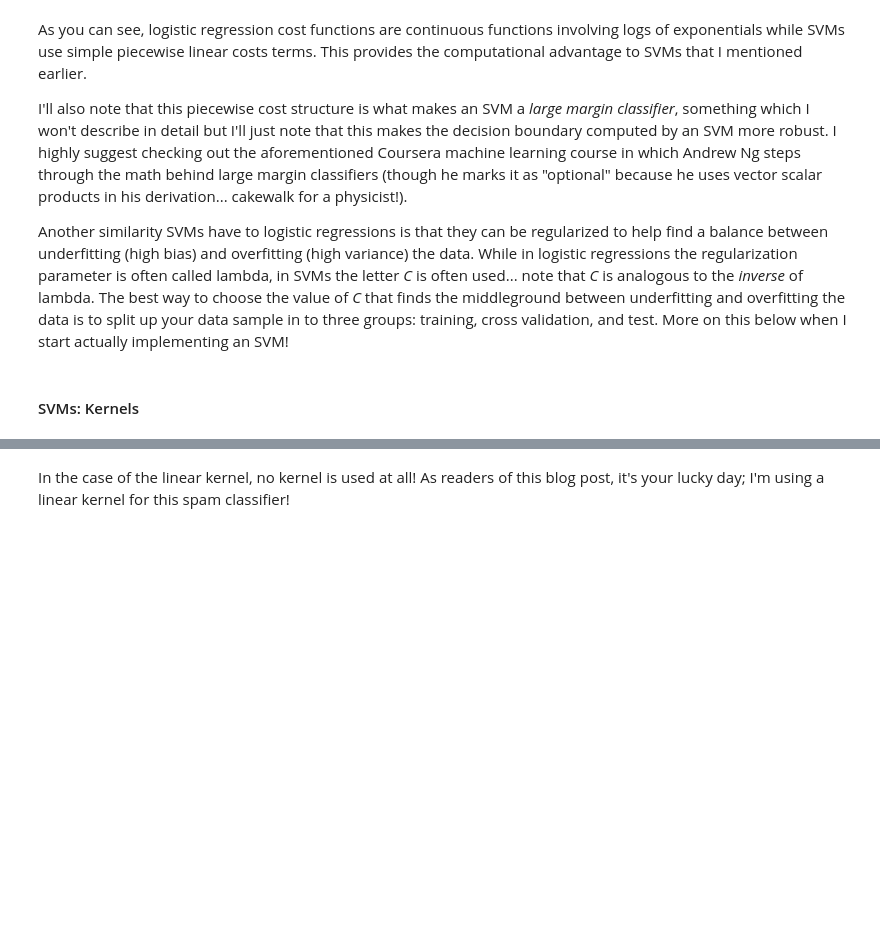
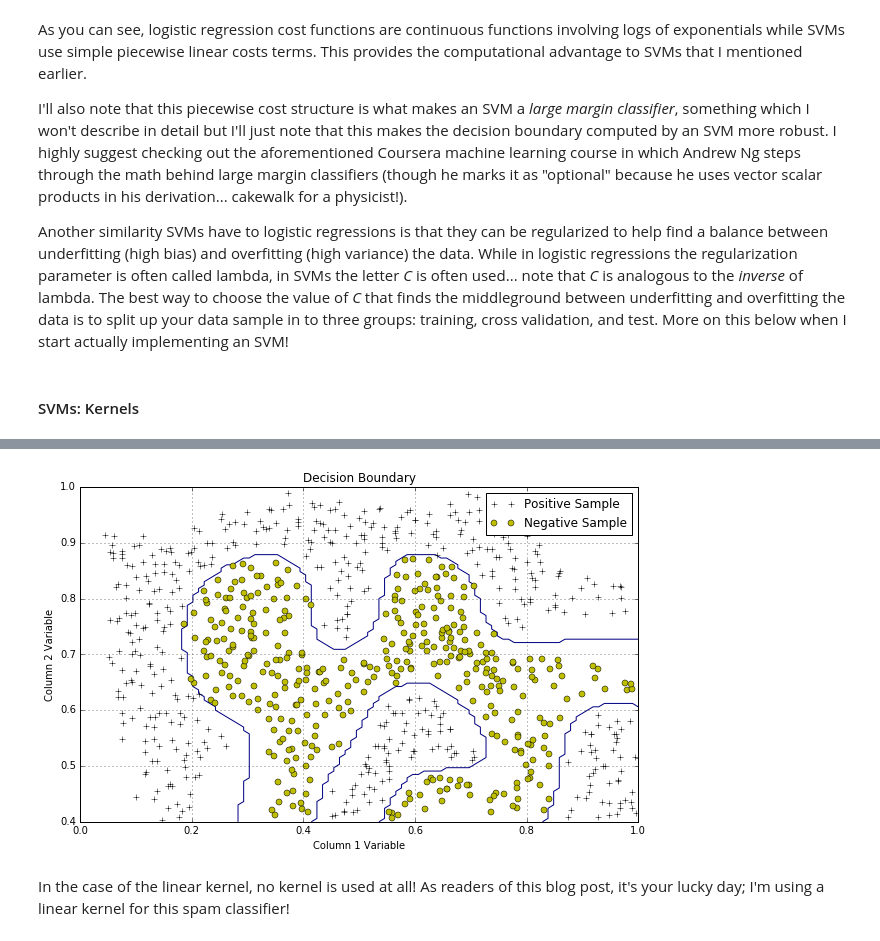
Before and after one commit to kaleko/blog, a Jupyter notebook: content/2016-3-30-svm-email-spam.ipynb, the cells around one changed output, grey strips where cells are left out. Cells and saved outputs as stored; diff of their text form; code cells hidden in the pictures; blank space fills up the shorter version.

```diff
--- a/content/2016-3-30-svm-email-spam.ipynb
+++ b/content/2016-3-30-svm-email-spam.ipynb
@@ -50,3 +48,8 @@ In the case of the gaussian kernel, the similarity between two points is compute
+# %%
+from IPython.display import Image
+Image("data/SVM_decisionboundary_fig.png")
+# %% [output]
+[figure, added]
 # %% [markdown]
 In the case of the linear kernel, no kernel is used at all! As readers of this blog post, it's your lucky day; I'm using a linear kernel for this spam classifier!
 # %% [markdown]
```
Also changed, not shown: parts of 1 cell of this notebook, 1 other file.
